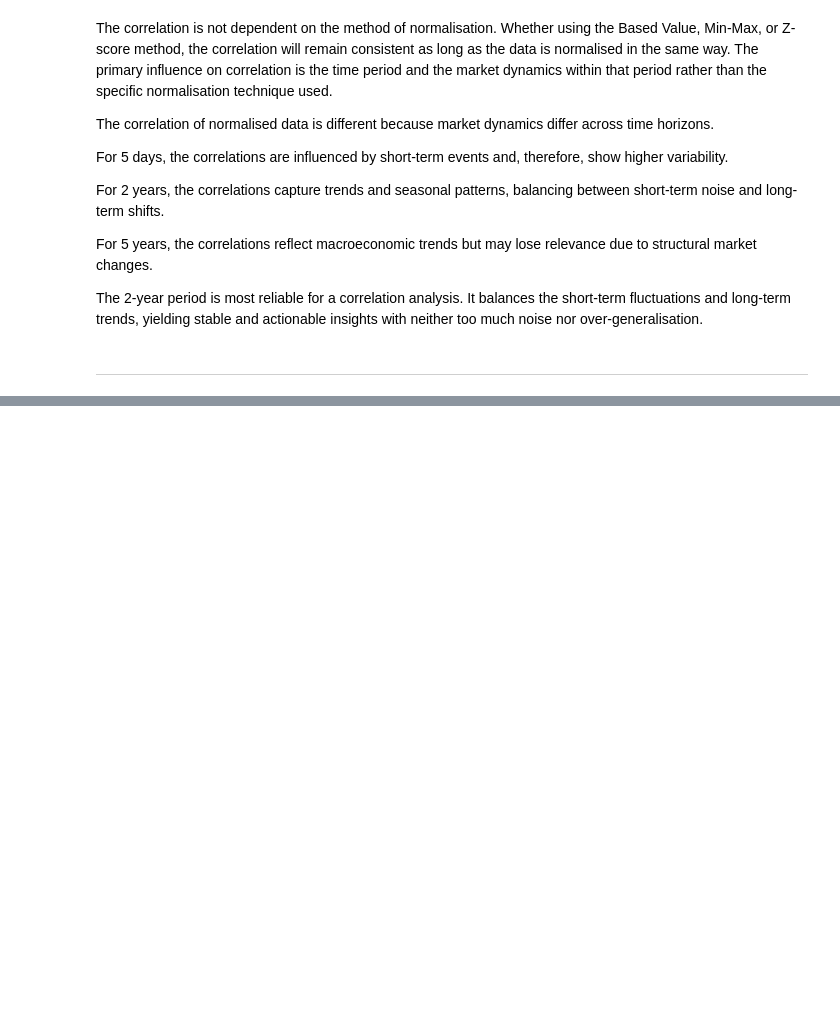
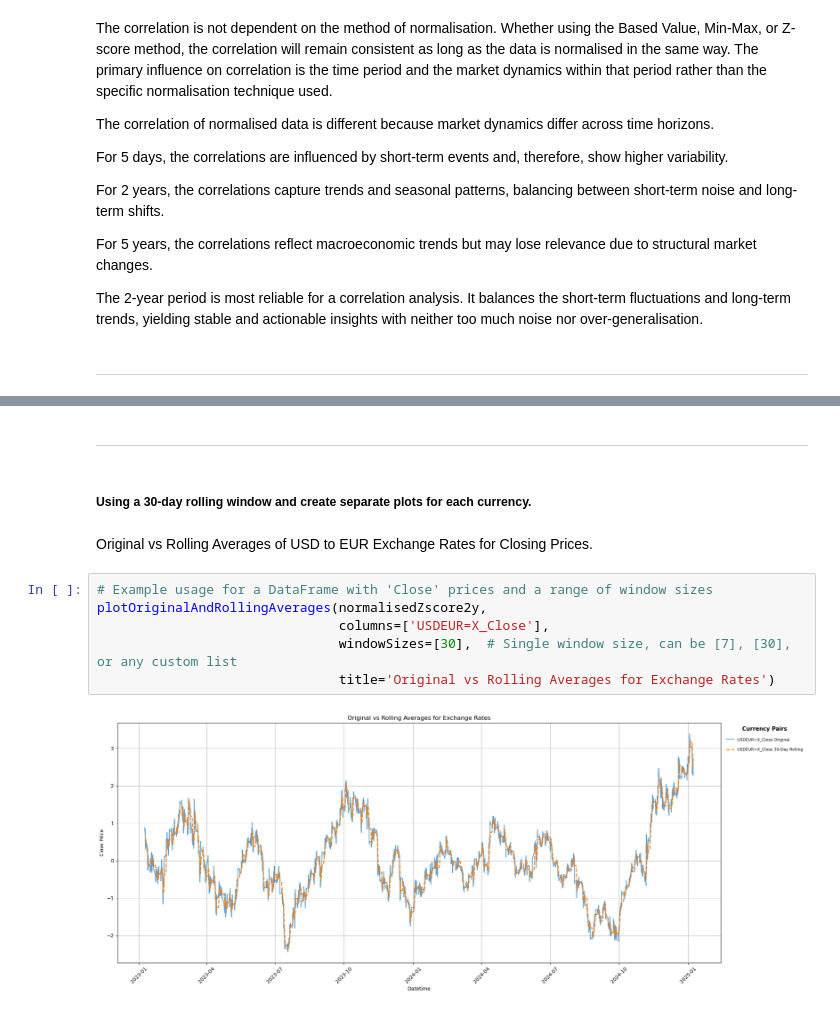
Before and after one commit to TomUszyn/PFDA-project, a Jupyter notebook: analysingCurrencyTrends.ipynb, the cells around one changed output, grey strips where cells are left out. Saved outputs shown, nothing was run; the diff lists cells and outputs as text; blank space fills up the shorter version.

```diff
--- a/analysingCurrencyTrends.ipynb
+++ b/analysingCurrencyTrends.ipynb
@@ -884,0 +927,14 @@ The 2-year period is most reliable for a correlation analysis. It balances the s
+# %% [markdown]
+***
+# %% [markdown]
+##### Using a 30-day rolling window and create separate plots for each currency.
+# %% [markdown]
+Original vs Rolling Averages of USD to EUR Exchange Rates for Closing Prices.
+# %%
+# Example usage for a DataFrame with 'Close' prices and a range of window sizes
+plotOriginalAndRollingAverages(normalisedZscore2y,
+                               columns=['USDEUR=X_Close'],
+                               windowSizes=[30],  # Single window size, can be [7], [30], or any custom list
+                               title='Original vs Rolling Averages for Exchange Rates')
+# %% [output]
+[figure, added]
```
Also changed, not shown: parts of 48 cells of this notebook, 21 other files.
